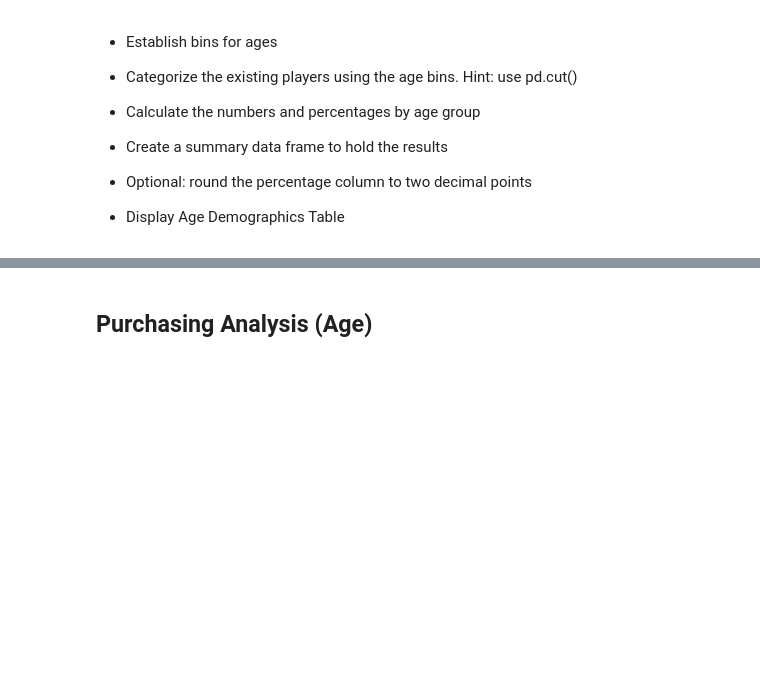
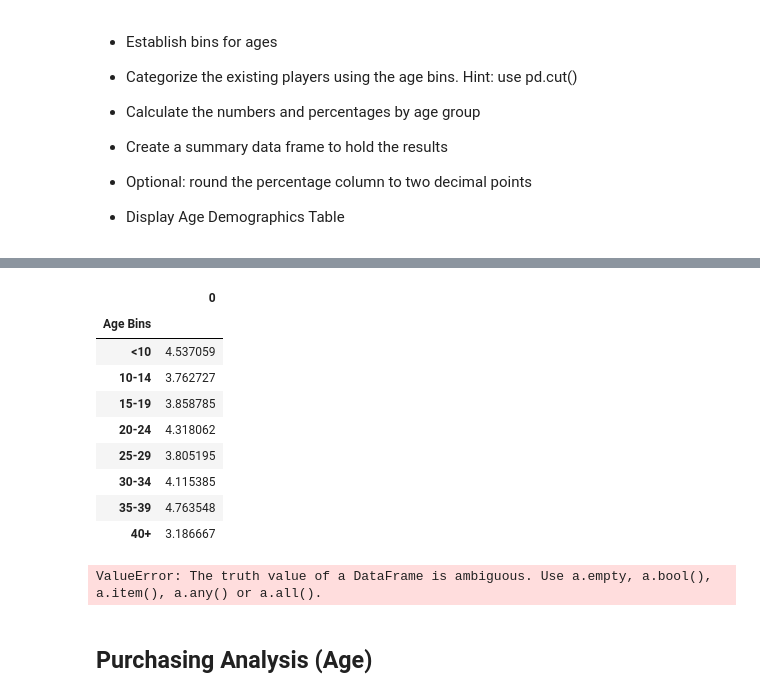
Before and after one commit to lasantanag/LAS_Pandas_Challenge, a Jupyter notebook: HeroesOfPymoli_starter-Copy1.ipynb, the cells around one changed output, grey strips where cells are left out. Cells and saved outputs as stored; diff of their text form; code cells hidden in the pictures; blank space fills up the shorter version.

```diff
--- a/HeroesOfPymoli_starter-Copy1.ipynb
+++ b/HeroesOfPymoli_starter-Copy1.ipynb
@@ -297,3 +331,37 @@ Name: Price, dtype: float64
+# %%
+#calculate average total purchase per person
+ave_total_pur_per_person = total_pur_vale/persons_by_bin_age
+
+frame_ave_total_pur_per_person = pd.DataFrame(ave_total_pur_per_person)
+frame_ave_total_pur_per_person
+# %% [output]
+|  | 0 |
+| Age Bins |  |
+| <10 | 4.537059 |
+| 10-14 | 3.762727 |
+| 15-19 | 3.858785 |
+| 20-24 | 4.318062 |
+| 25-29 | 3.805195 |
+| 30-34 | 4.115385 |
+| 35-39 | 4.763548 |
+| 40+ | 3.186667 |
+# %%
+#create Table
+
+merge_table = pd.merge(frame_total_pur_vale, frame_persons_by_bin_age, frame_ave_total_pur_per_person, on='Age Bins')
+merge_table
+
+
+# age_demo = {'Age Ranges': [bin_names],
+#                           'Purchase Count':[frame_pur_count],
+#                           'Average Purchase Price': [frame_ave_pur_price],
+#                           'Total Purchase Value':[frame_total_pur_vale],
+#                           'Avg Total Purchase per Person':[frame_ave_total_pur_per_person]}
+
+# frame_age_demo = pd.DataFrame(age_demo)
+# frame_age_demo
+# %% [output]
+ValueError: The truth value of a DataFrame is ambiguous. Use a.empty, a.bool(), a.item(), a.any() or a.all().
 # %% [markdown]
 ## Purchasing Analysis (Age)
 # %% [markdown]
```
Also changed, not shown: parts of 7 cells of this notebook.
